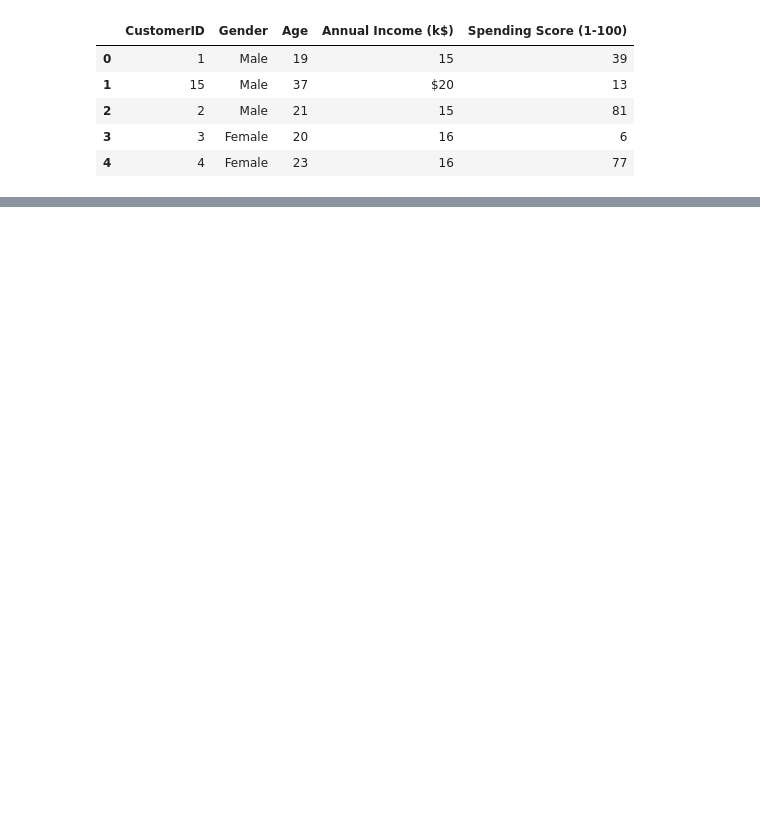
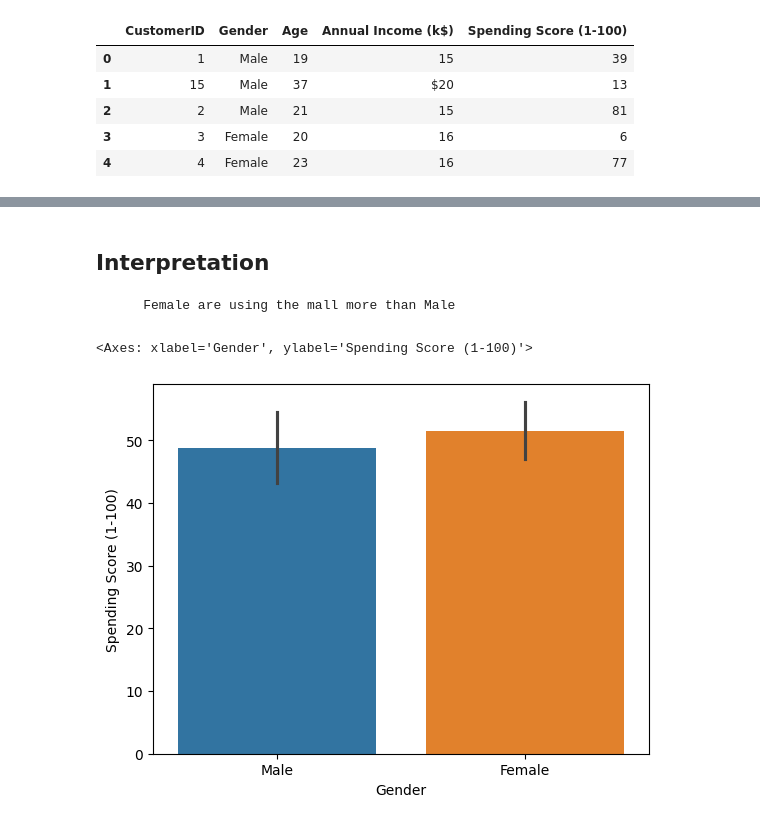
Before and after one commit to KishoreGauthaman-ai/kpriet-coe-assistant, a Jupyter notebook: EDV_1.ipynb, the cells around one changed output, grey strips where cells are left out. Cells and saved outputs as stored; diff of their text form; code cells hidden in the pictures; blank space fills up the shorter version.

```diff
--- a/EDV_1.ipynb
+++ b/EDV_1.ipynb
@@ -15,0 +92,8 @@ data.head()
+# %% [markdown]
+## <b>Interpretation</b>
+        Female are using the mall more than Male
+# %%
+sns.barplot(x=data['Gender'],y=data['Spending Score (1-100)'],hue=data['Gender'])
+# %% [output]
+<Axes: xlabel='Gender', ylabel='Spending Score (1-100)'>
+[figure, added]
```
Also changed, not shown: parts of 17 cells of this notebook.
